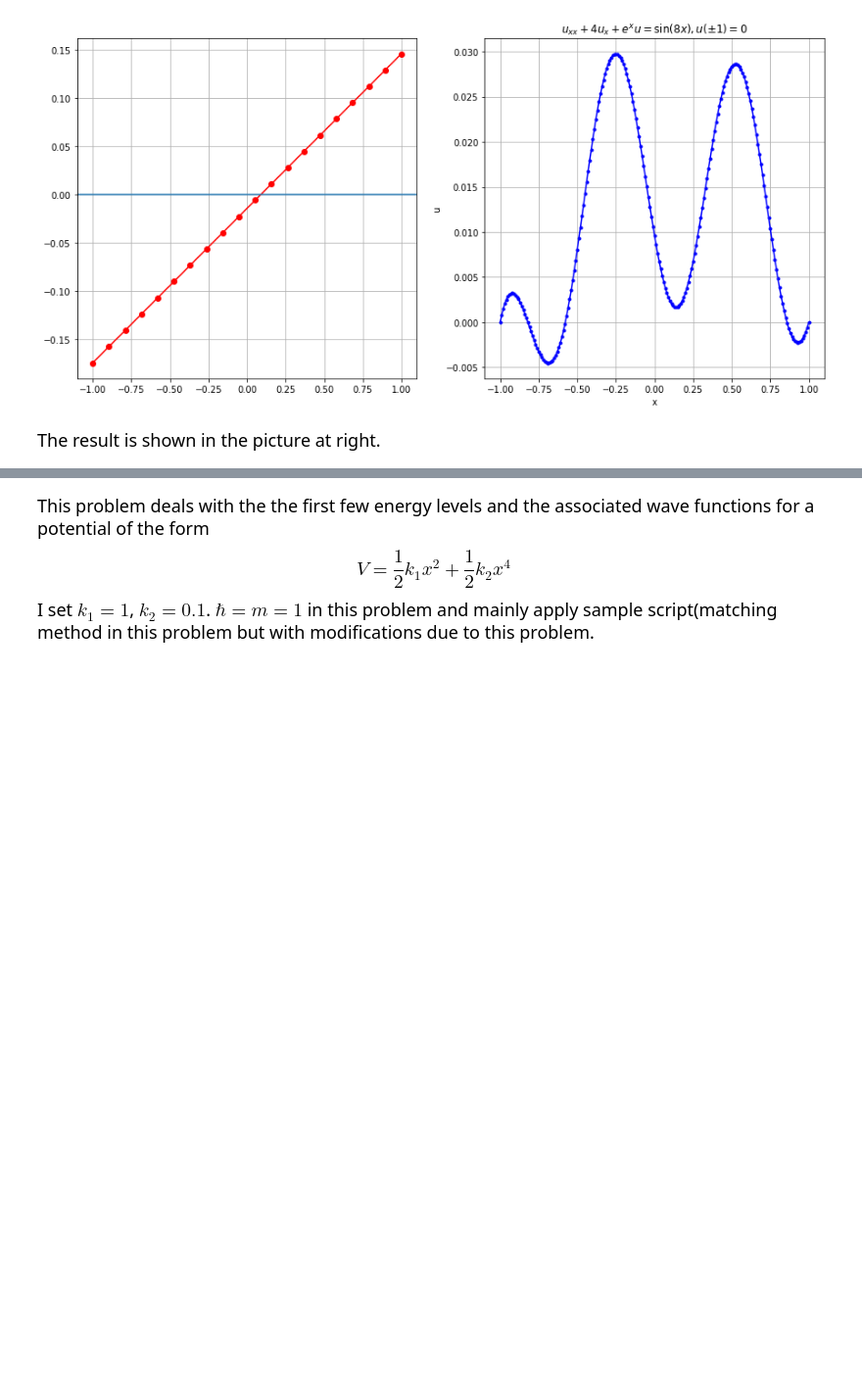
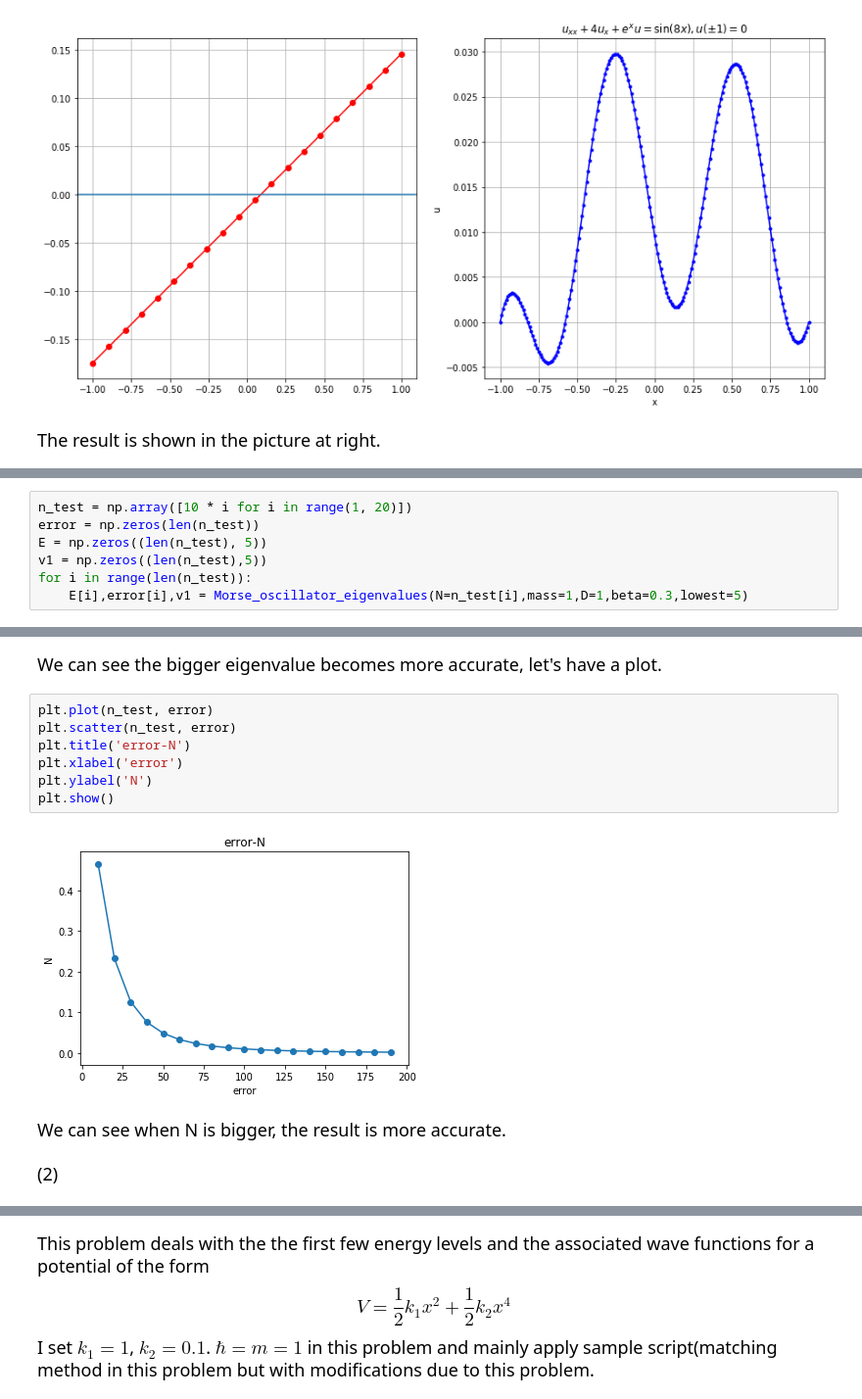
Before and after one commit to VIoletYisi/CaiJiBaoTuan, a Jupyter notebook: Group_Homework/Week 15/第15周小组作业_第7小组.ipynb, the cells around one changed output, grey strips where cells are left out. Shown: that part at 98% size. Cells and saved outputs as stored; diff of their text form; blank space fills up the shorter version.

```diff
--- a/Group_Homework/Week 15/第15周小组作业_第7小组.ipynb
+++ b/Group_Homework/Week 15/第15周小组作业_第7小组.ipynb
@@ -154,0 +331,7 @@ The result is shown in the picture at right.
+# %%
+n_test = np.array([10 * i for i in range(1, 20)])
+error = np.zeros(len(n_test))
+E = np.zeros((len(n_test), 5))
+v1 = np.zeros((len(n_test),5))
+for i in range(len(n_test)):
+    E[i],error[i],v1 = Morse_oscillator_eigenvalues(N=n_test[i],mass=1,D=1,beta=0.3,lowest=5)
@@ -154,0 +361,15 @@ The result is shown in the picture at right.
+# %% [markdown]
+<font size = 4 color = black face = "Times New Roman">We can see the bigger eigenvalue becomes more accurate, let's have a plot.
+# %%
+plt.plot(n_test, error)
+plt.scatter(n_test, error)
+plt.title('error-N')
+plt.xlabel('error')
+plt.ylabel('N')
+plt.show()
+# %% [output]
+[figure, added]
+# %% [markdown]
+<font size = 4 color = black face = "Times New Roman">We can see when N is bigger, the result is more accurate.
+# %% [markdown]
+<font size = 4 color = black face = "Times New Roman">(2)
```
Also changed, not shown: parts of 58 cells of this notebook, 3 other files.
